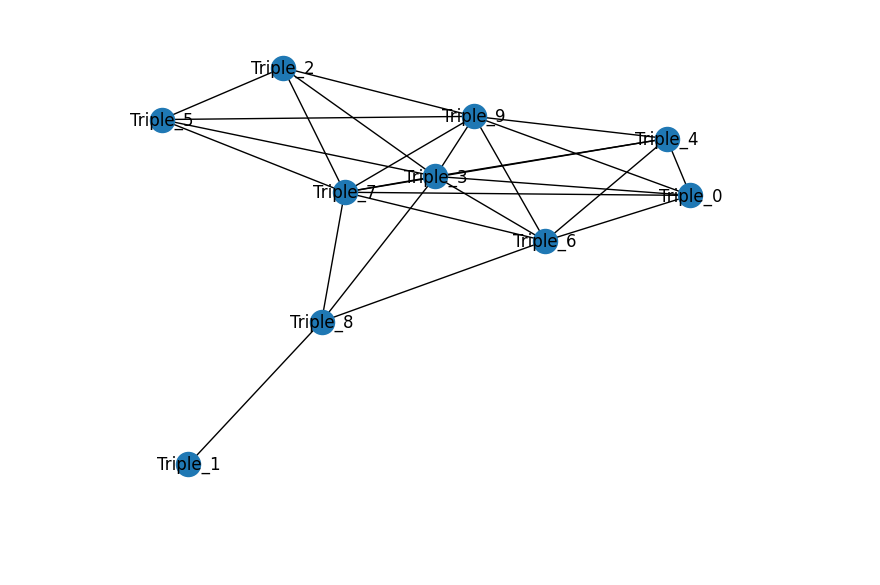
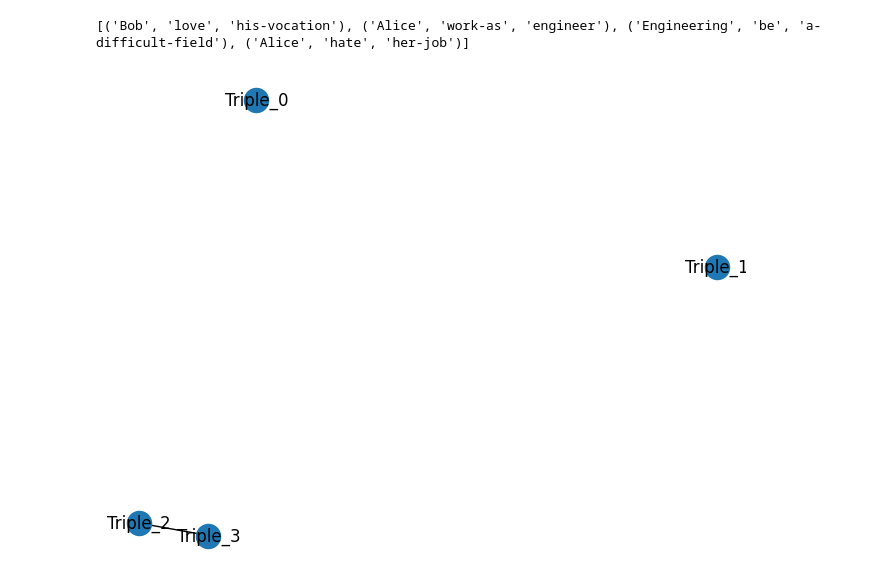
Before and after one commit to suhaib1769/ConversationalAgents17, a Jupyter notebook: triples/triple_graph.ipynb, the cells around one changed output. Cells and saved outputs as stored; diff of their text form; code cells hidden in the pictures; blank space fills up the shorter version.

```diff
--- a/triples/triple_graph.ipynb
+++ b/triples/triple_graph.ipynb
@@ -122,7 +160,7 @@ def extract_triples2(text_file):
 
     return triples
 # %%
-text_file = "sentences.txt"
+text_file = "sentences3.txt"
 # extract triples from text
 triples = extract_triples2(text_file)
 # %% [output]
@@ -146,3 +183,0 @@ triples = extract_triples2(text_file)
-# %%
-triples = list(set(triples))
-print(triples)
@@ -157,0 +190,25 @@ print(tripless)
+# %%
+import datetime
+
+# store the meta-data in a list
+meta_data = []
+for triple in triples:
+    meta_data.append(triple['meta-data'])
+display(meta_data)
+
+def time_to_seconds(time_str):
+    time_obj = datetime.datetime.strptime(time_str, '%H:%M:%S')
+    return time_obj.hour * 3600 + time_obj.minute * 60 + time_obj.second
+
+def encode_label(label):
+    # Simple binary encoding for demonstration
+    return 1 if label == "statement" else 0
+
+vectorized_data = []
+for item in meta_data:
+    vector = list(item[:4])  # First four numerical values
+    vector.append(time_to_seconds(item[4]))  # Convert time to seconds
+    vector.append(encode_label(item[5]))  # Encode the label
+    vectorized_data.append(vector)
+
+print(vectorized_data)
@@ -158,36 +222,44 @@ print(tripless)
+# %%
+# store all triples in a list
+triple_list = []
+for triple in triples:
+    triple_list.append(triple['triple'])
+print(triple_list)
+# %% [output]
+[('Bob', 'love', 'his-vocation'), ('Alice', 'work-as', 'engineer'), ('Engineering', 'be', 'a-difficult-field'), ('Alice', 'hate', 'her-job')]
 # %%
-triples = tripless
+triples = triple_list
 # Function to calculate cosine similarity
 def calculate_similarity(str1, str2):
     vectorizer = CountVectorizer().fit([str1, str2])
     vec1 = vectorizer.transform([str1]).toarray()
     vec2 = vectorizer.transform([str2]).toarray()
     return cosine_similarity(vec1, vec2)[0][0]
 
 # Add triple-nodes to the graph
 G = nx.Graph()
 triple_nodes = {}
-for i, triple in enumerate(triples):
+for i, utterance in enumerate(triples):
     node_id = f"Triple_{i}"
-    triple_nodes[node_id] = triple
-    G.add_node(node_id, triple=triple)
+    triple_nodes[node_id] = utterance
+    G.add_node(node_id, triple=utterance)
 
 # Connect triples based on contextual similarity
 similarity_threshold = 0.5  # Define a threshold for similarity
 for node_id1, triple1 in triple_nodes.items():
     for node_id2, triple2 in triple_nodes.items():
         if node_id1 != node_id2:
             # Perform Cartesian product comparison for all components
             for part1, part2 in itertools.product(triple1, triple2):
                 if calculate_similarity(part1, part2) > similarity_threshold:
                     G.add_edge(node_id1, node_id2)
                     break  # Exit loop if any component pair is similar
 
 # Draw the graph
 nx.draw(G, with_labels=True)
 plt.show()
 # %% [output]
-[figure, old version]
+[figure, new version]
 # %%
 import spacy
 import networkx as nx
```
Also changed, not shown: parts of 13 cells of this notebook, 3 other files.
